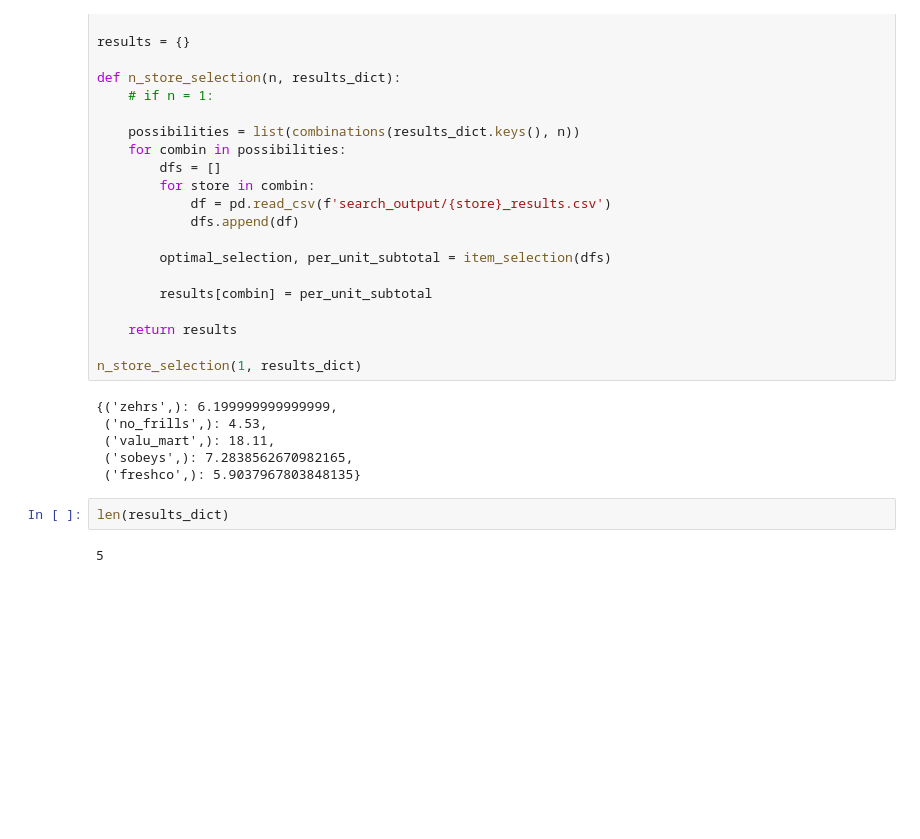
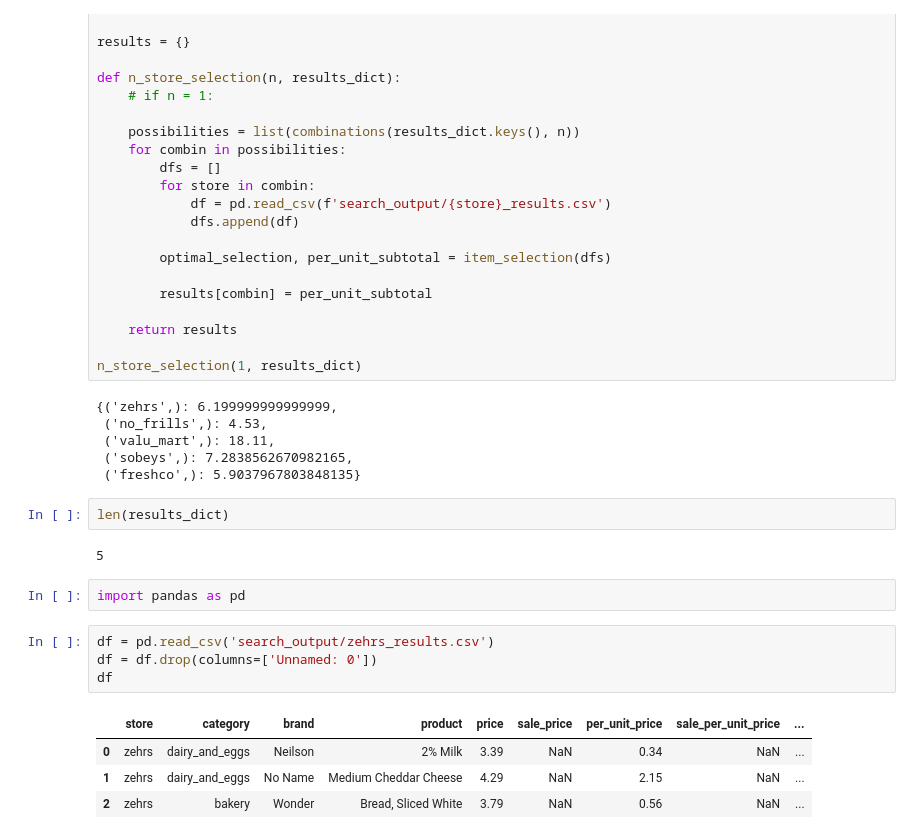
Before and after one commit to caitlan-krasinski/grocery-store-backend, a Jupyter notebook: 2_store_comb.ipynb, the cells around one changed output. Cells and saved outputs as stored; diff of their text form; blank space fills up the shorter version.

```diff
--- a/2_store_comb.ipynb
+++ b/2_store_comb.ipynb
@@ -431,3 +431,14 @@ n_store_selection(1, results_dict)
 len(results_dict)
 # %% [output]
 5
+# %%
+import pandas as pd
+# %%
+df = pd.read_csv('search_output/zehrs_results.csv')
+df = df.drop(columns=['Unnamed: 0'])
+df
+# %% [output]
+|  | store | category | brand | product | price | sale_price | per_unit_price | sale_per_unit_price | ... |
+| 0 | zehrs | dairy_and_eggs | Neilson | 2% Milk | 3.39 | NaN | 0.34 | NaN | ... |
+| 1 | zehrs | dairy_and_eggs | No Name | Medium Cheddar Cheese | 4.29 | NaN | 2.15 | NaN | ... |
+| 2 | zehrs | bakery | Wonder | Bread, Sliced White | 3.79 | NaN | 0.56 | NaN | ... |
```
Also changed, not shown: parts of 1 cell of this notebook, 12 other files.
